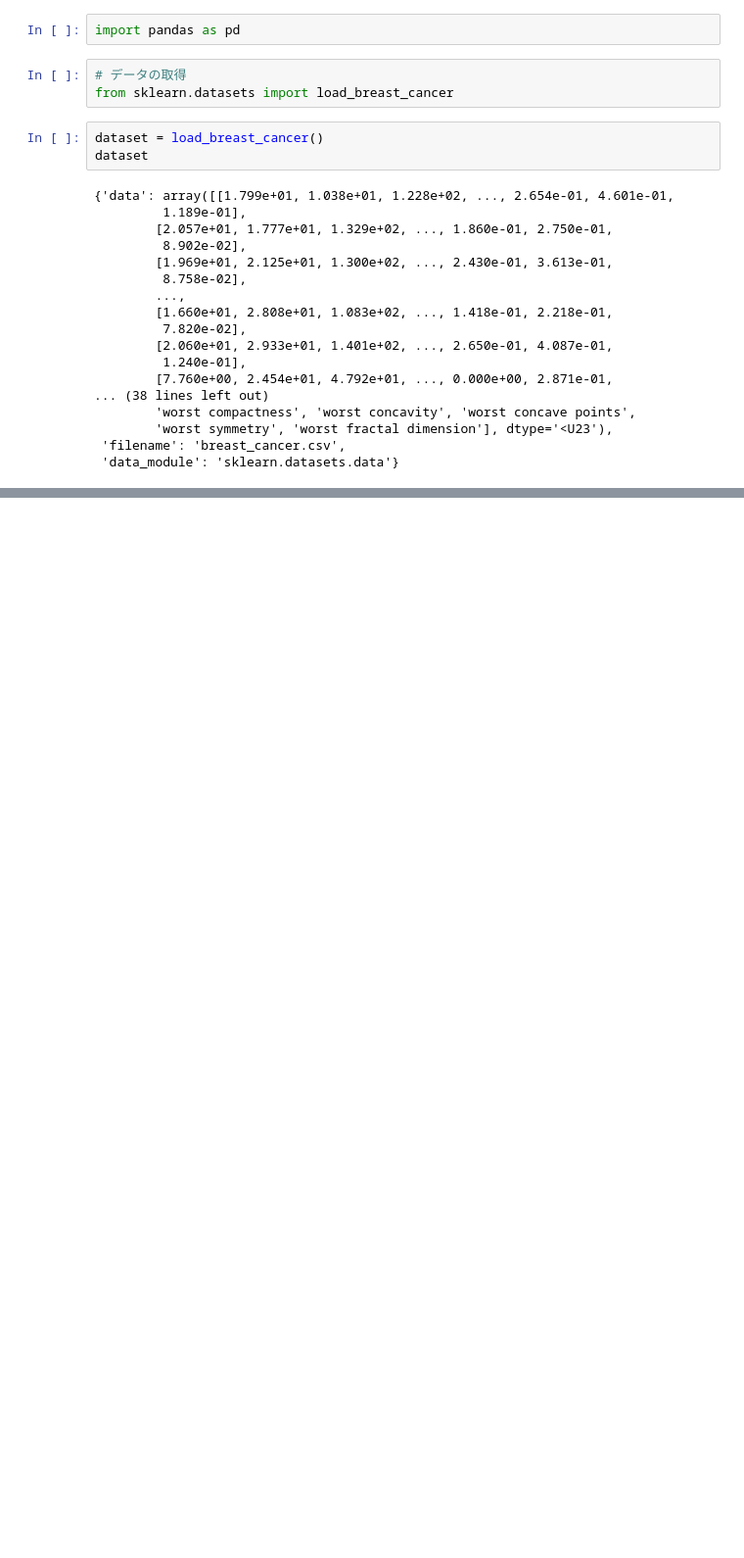
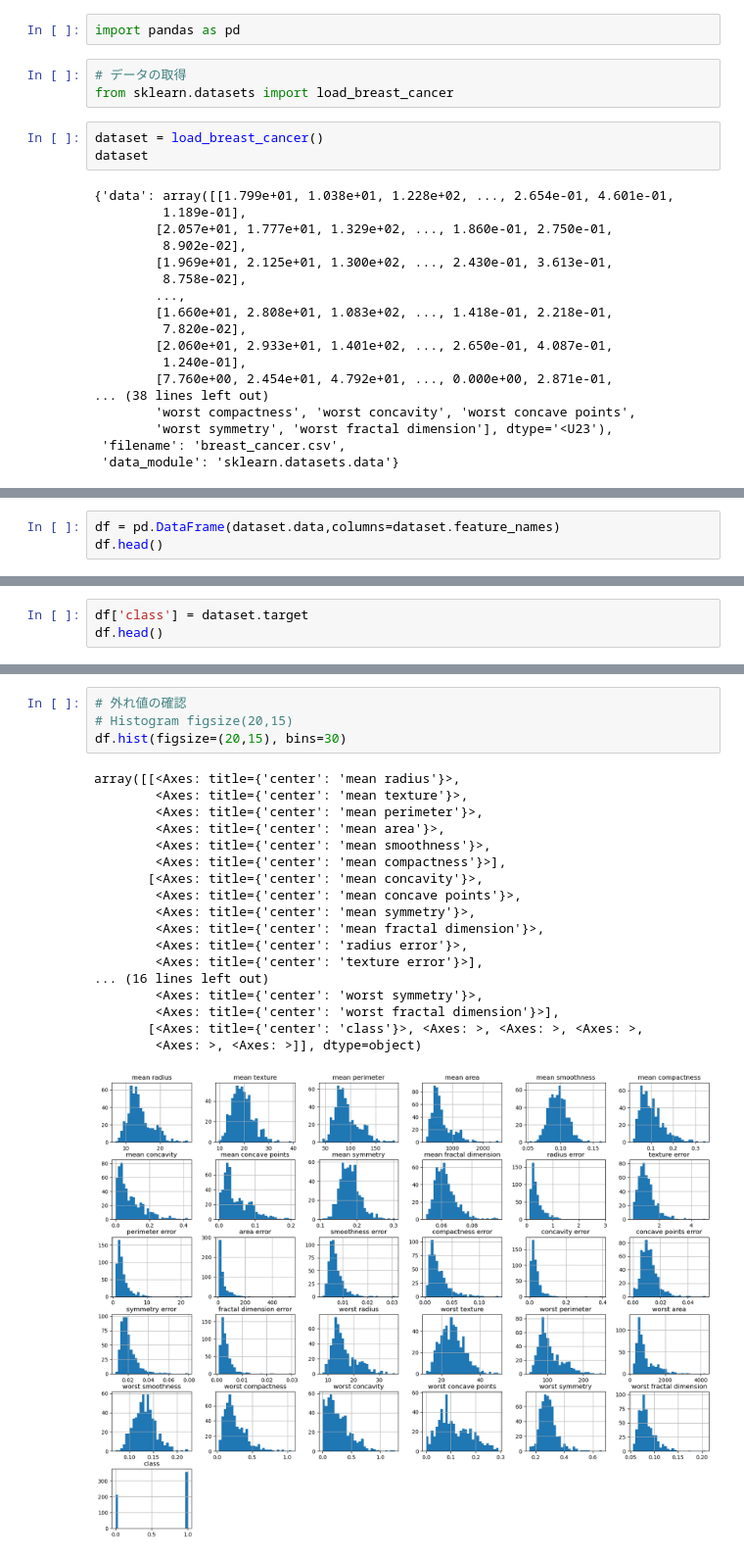
Before and after one commit to picalin/samurai_data_science, a Jupyter notebook: 12_classification.ipynb, the cells around one changed output, grey strips where cells are left out. Shown: that part at 98% size. Cells and saved outputs as stored; diff of their text form; blank space fills up the shorter version.

```diff
--- a/12_classification.ipynb
+++ b/12_classification.ipynb
@@ -46,0 +49,3 @@ Breast cancer wisconsin (diagnostic) dataset
+# %%
+df = pd.DataFrame(dataset.data,columns=dataset.feature_names)
+df.head()
@@ -46,0 +60,3 @@ Breast cancer wisconsin (diagnostic) dataset
+# %%
+df['class'] = dataset.target
+df.head()
@@ -46,0 +97,23 @@ Breast cancer wisconsin (diagnostic) dataset
+# %%
+# 外れ値の確認
+# Histogram figsize(20,15)
+df.hist(figsize=(20,15), bins=30)
+# %% [output]
+array([[<Axes: title={'center': 'mean radius'}>,
+        <Axes: title={'center': 'mean texture'}>,
+        <Axes: title={'center': 'mean perimeter'}>,
+        <Axes: title={'center': 'mean area'}>,
+        <Axes: title={'center': 'mean smoothness'}>,
+        <Axes: title={'center': 'mean compactness'}>],
+       [<Axes: title={'center': 'mean concavity'}>,
+        <Axes: title={'center': 'mean concave points'}>,
+        <Axes: title={'center': 'mean symmetry'}>,
+        <Axes: title={'center': 'mean fractal dimension'}>,
+        <Axes: title={'center': 'radius error'}>,
+        <Axes: title={'center': 'texture error'}>],
+... (16 lines left out)
+        <Axes: title={'center': 'worst symmetry'}>,
+        <Axes: title={'center': 'worst fractal dimension'}>],
+       [<Axes: title={'center': 'class'}>, <Axes: >, <Axes: >, <Axes: >,
+        <Axes: >, <Axes: >]], dtype=object)
+[figure, added]
```
Also changed, not shown: parts of 29 cells of this notebook, 1 other file.
